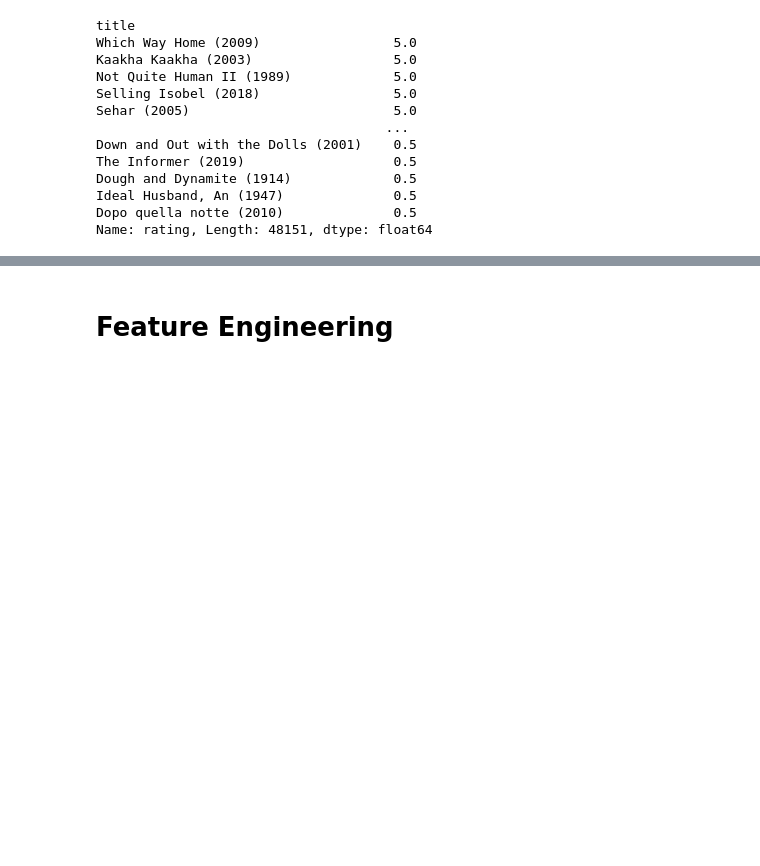
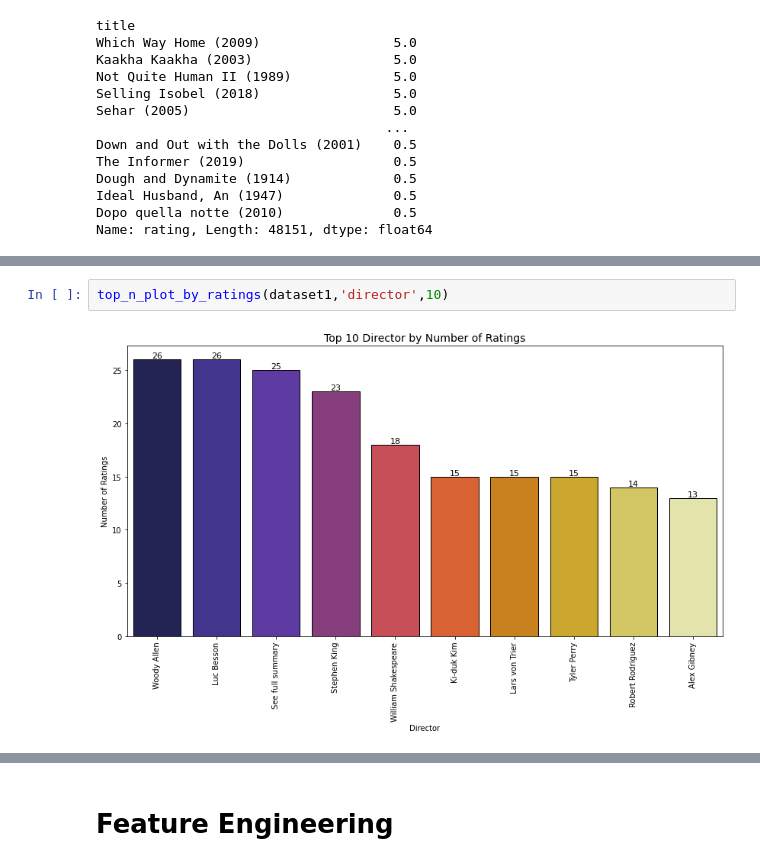
Before and after one commit to Zdithebe96/Unsupervised_MM2, a Jupyter notebook: Team_MM2_Unsupervised.ipynb, the cells around one changed output, grey strips where cells are left out. Drawn from its saved outputs; the diff is of its cells as text; blank space fills up the shorter version.

```diff
--- a/Team_MM2_Unsupervised.ipynb
+++ b/Team_MM2_Unsupervised.ipynb
@@ -309,0 +358,4 @@ Name: rating, Length: 48151, dtype: float64
+# %%
+top_n_plot_by_ratings(dataset1,'director',10)
+# %% [output]
+[figure, added]
```
Also changed, not shown: parts of 8 cells of this notebook.
